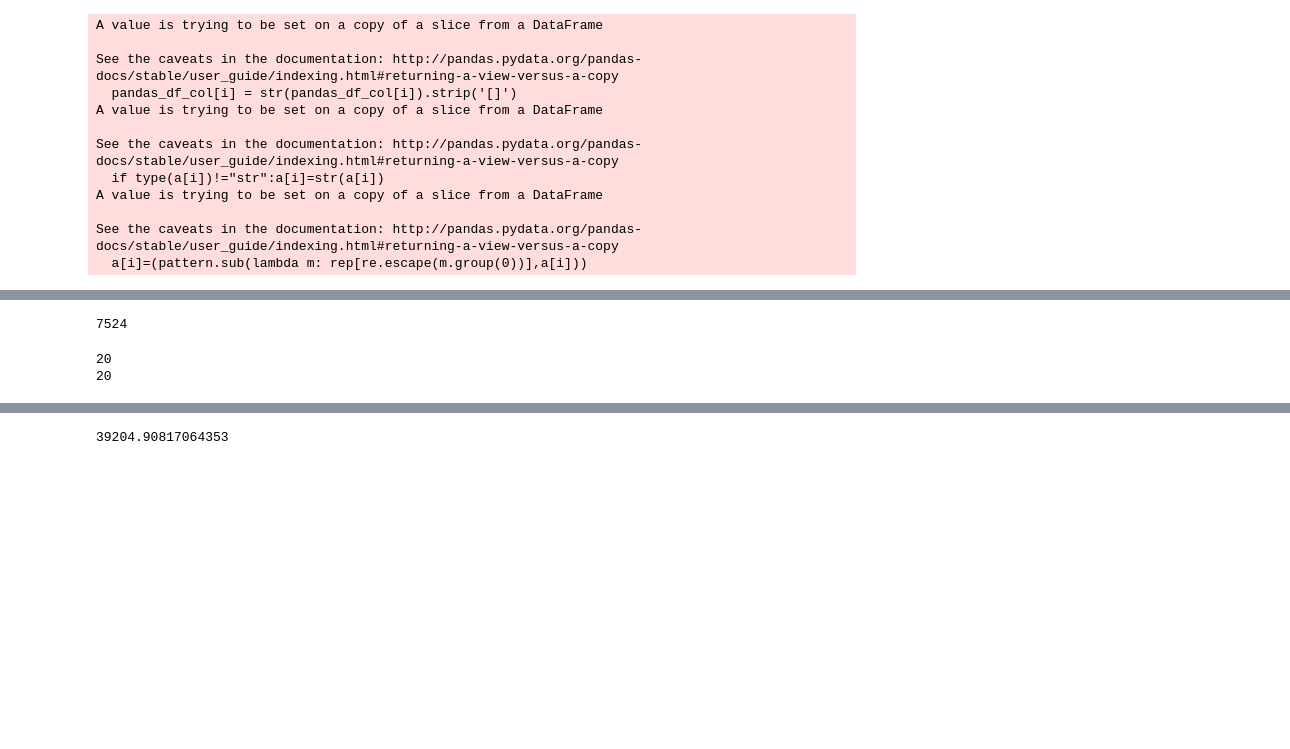
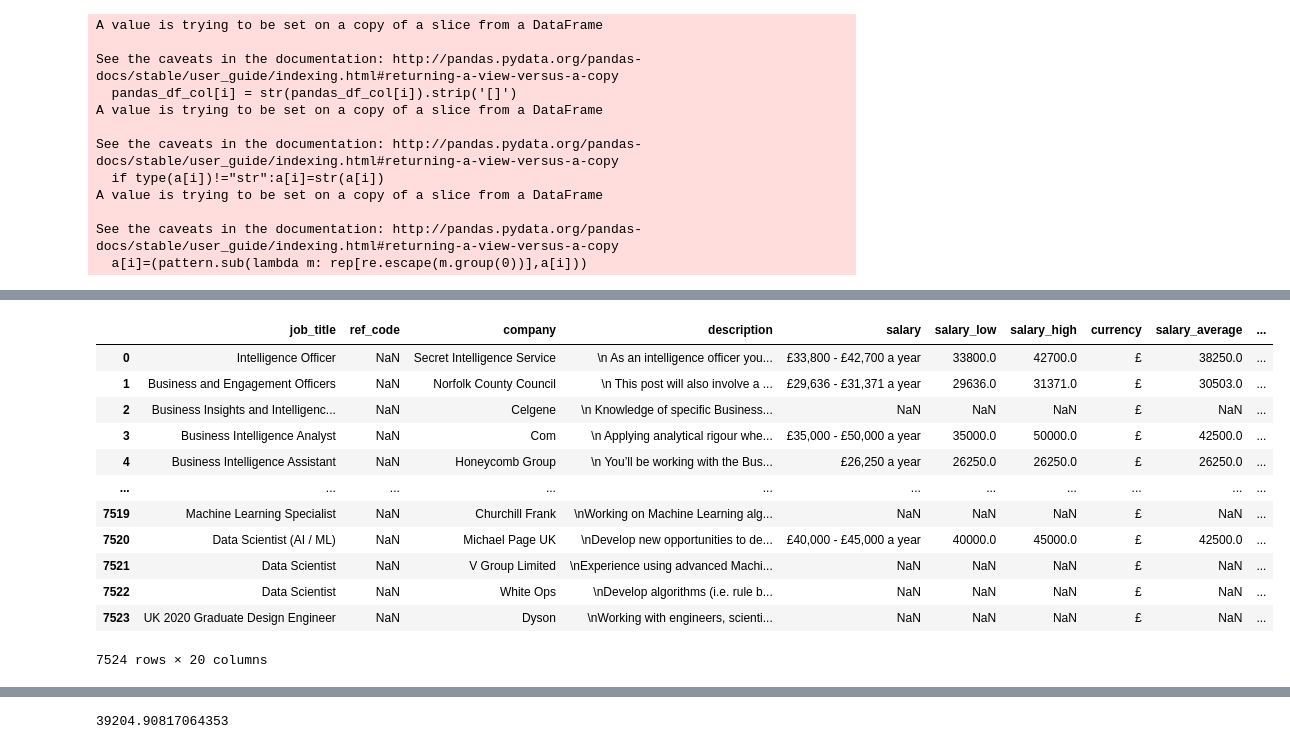
Before and after one commit to jamobe/DataScienceJobs, a Jupyter notebook: Cleaning/cleaning_indeed_uk.ipynb, the cells around one changed output, grey strips where cells are left out. Cells and saved outputs as stored; diff of their text form; code cells hidden in the pictures; blank space fills up the shorter version.

```diff
--- a/Cleaning/cleaning_indeed_uk.ipynb
+++ b/Cleaning/cleaning_indeed_uk.ipynb
@@ -166,5 +141 @@ ads.loc[ads['Region']=='0.0','Region'] = np.nan
-# %%
-ads.shape[0]
-# %% [output]
-7524
 # %%
@@ -172,9 +144,3 @@ for x in range(ads.shape[0]):
     for y in range(ads.shape[1]):
         if ads.iloc[x,y] =='None' or ads.iloc[x,y] =='Nothing_found':
             ads.iloc[x,y] = np.nan
-# %%
-print(x)
-print(y)
-# %% [output]
-20
-20
@@ -180,0 +156,16 @@ print(y)
+# %%
+data_to_database
+# %% [output]
+|  | job_title | ref_code | company | description | salary | salary_low | salary_high | currency | salary_average | ... |
+| 0 | Intelligence Officer | NaN | Secret Intelligence Service | \n As an intelligence officer you... | £33,800 - £42,700 a year | 33800.0 | 42700.0 | £ | 38250.0 | ... |
+| 1 | Business and Engagement Officers | NaN | Norfolk County Council | \n This post will also involve a ... | £29,636 - £31,371 a year | 29636.0 | 31371.0 | £ | 30503.0 | ... |
+| 2 | Business Insights and Intelligenc... | NaN | Celgene | \n Knowledge of specific Business... | NaN | NaN | NaN | £ | NaN | ... |
+| 3 | Business Intelligence Analyst | NaN | Com | \n Applying analytical rigour whe... | £35,000 - £50,000 a year | 35000.0 | 50000.0 | £ | 42500.0 | ... |
+| 4 | Business Intelligence Assistant | NaN | Honeycomb Group | \n You’ll be working with the Bus... | £26,250 a year | 26250.0 | 26250.0 | £ | 26250.0 | ... |
+| ... | ... | ... | ... | ... | ... | ... | ... | ... | ... | ... |
+| 7519 | Machine Learning Specialist | NaN | Churchill Frank | \nWorking on Machine Learning alg... | NaN | NaN | NaN | £ | NaN | ... |
+| 7520 | Data Scientist (AI / ML) | NaN | Michael Page UK | \nDevelop new opportunities to de... | £40,000 - £45,000 a year | 40000.0 | 45000.0 | £ | 42500.0 | ... |
+| 7521 | Data Scientist | NaN | V Group Limited | \nExperience using advanced Machi... | NaN | NaN | NaN | £ | NaN | ... |
+| 7522 | Data Scientist | NaN | White Ops | \nDevelop algorithms (i.e. rule b... | NaN | NaN | NaN | £ | NaN | ... |
+| 7523 | UK 2020 Graduate Design Engineer | NaN | Dyson | \nWorking with engineers, scienti... | NaN | NaN | NaN | £ | NaN | ... |
+7524 rows × 20 columns
```
Also changed, not shown: parts of 25 cells of this notebook, 6 other files.
